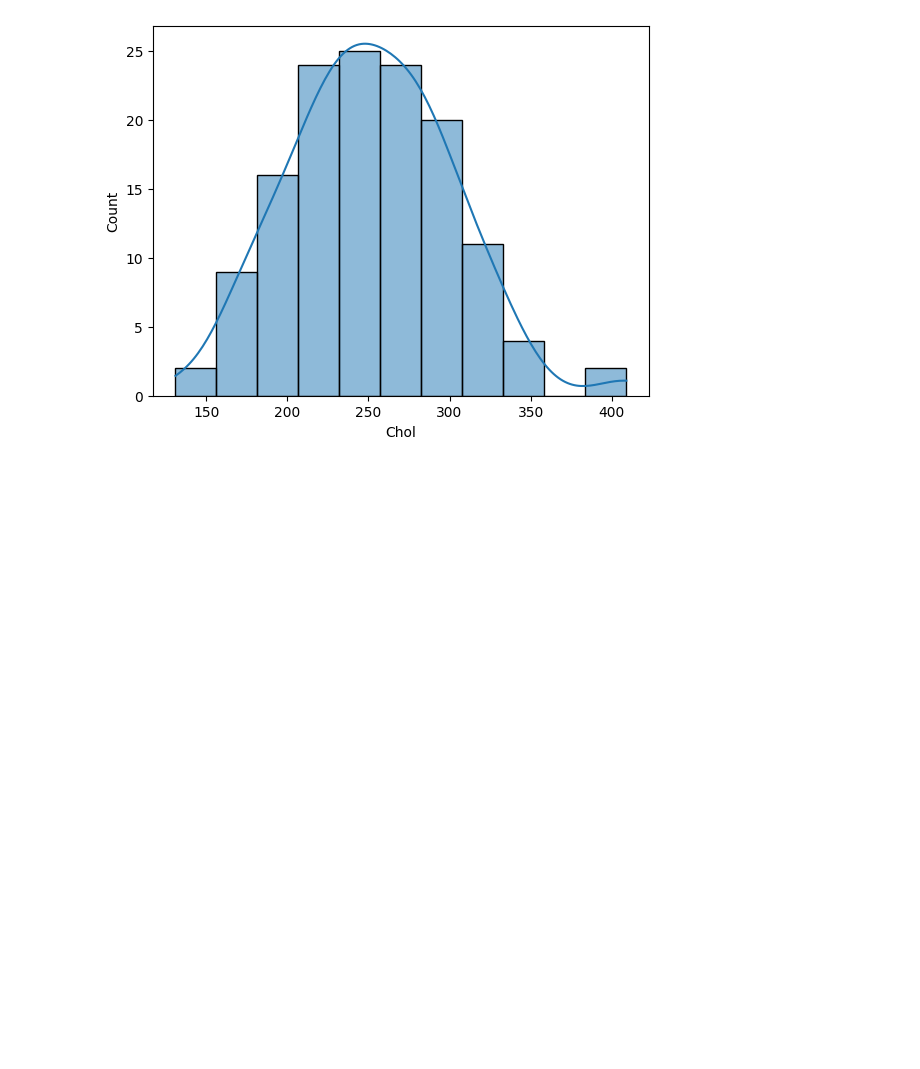
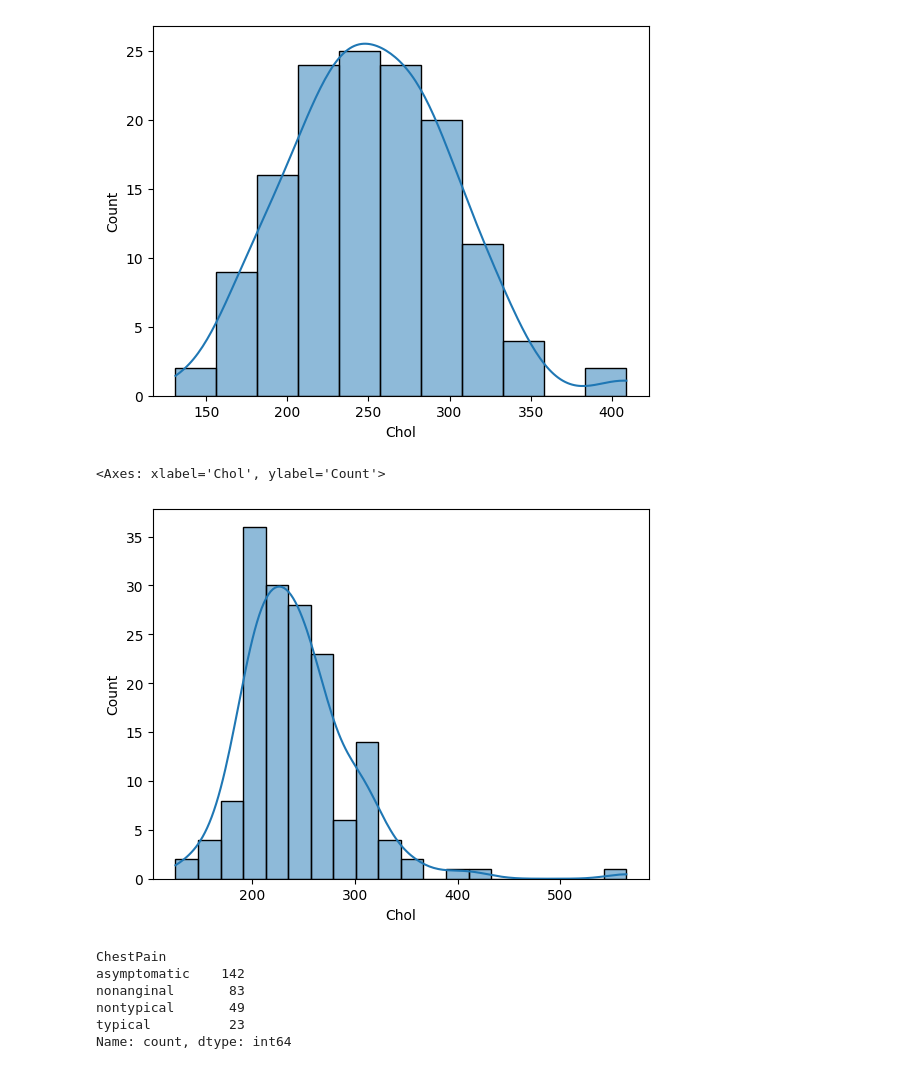
Before and after one commit to ArthurLopez1/AI-Arthur-Lopez-OPA23, a Jupyter notebook: code_alongs/Lec07_random_forest.ipynb, the cells around one changed output. Drawn from its saved outputs; the diff is of its cells as text; code cells hidden in the pictures; blank space fills up the shorter version.

```diff
--- a/code_alongs/Lec07_random_forest.ipynb
+++ b/code_alongs/Lec07_random_forest.ipynb
@@ -148,3 +148,17 @@ sns.histplot(data=df.query("AHD == 'Yes'"), x="Chol", kde=True)
 # %% [output]
 <Axes: xlabel='Chol', ylabel='Count'>
 [figure]
+# %%
+sns.histplot(data=df.query("AHD == 'No'"), x="Chol", kde=True)
+# %% [output]
+<Axes: xlabel='Chol', ylabel='Count'>
+[figure, added]
+# %%
+df["ChestPain"].value_counts()
+# %% [output]
+ChestPain
+asymptomatic    142
+nonanginal       83
+nontypical       49
+typical          23
+Name: count, dtype: int64
```
Also changed, not shown: parts of 3 cells of this notebook.
